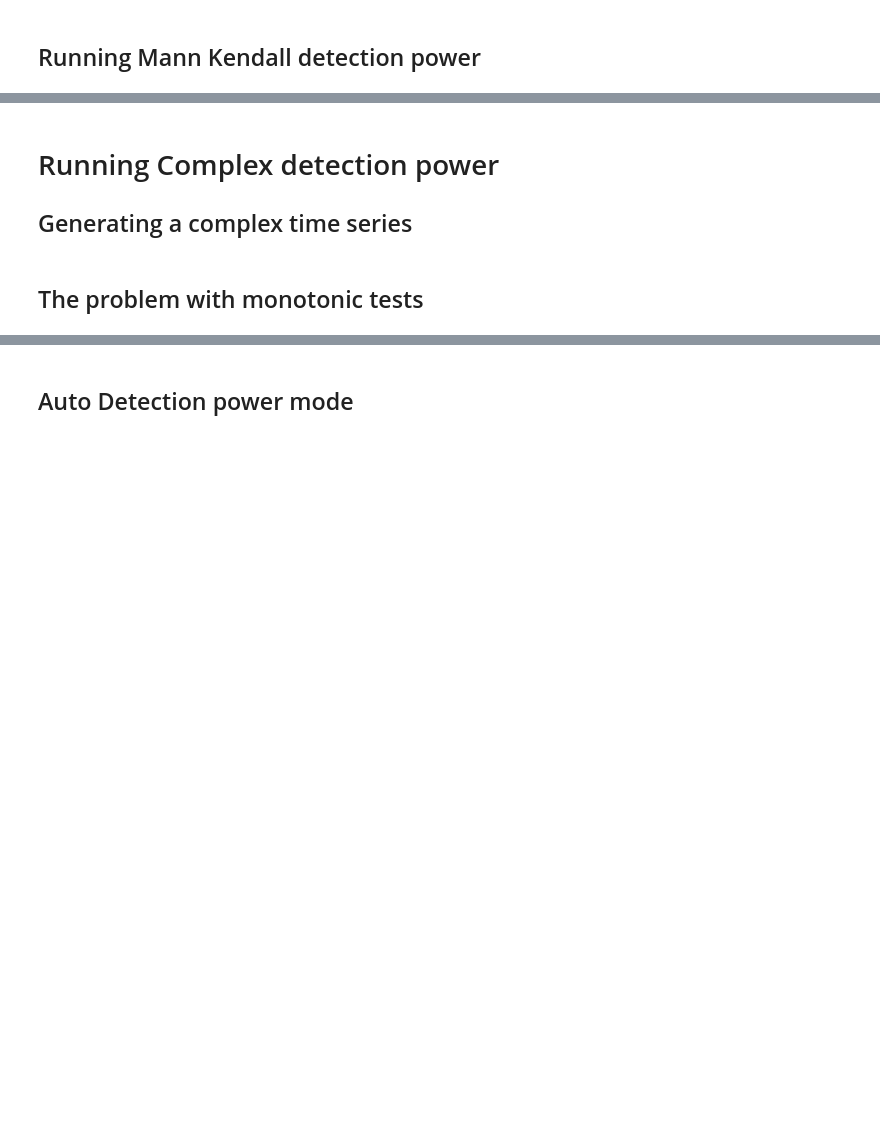
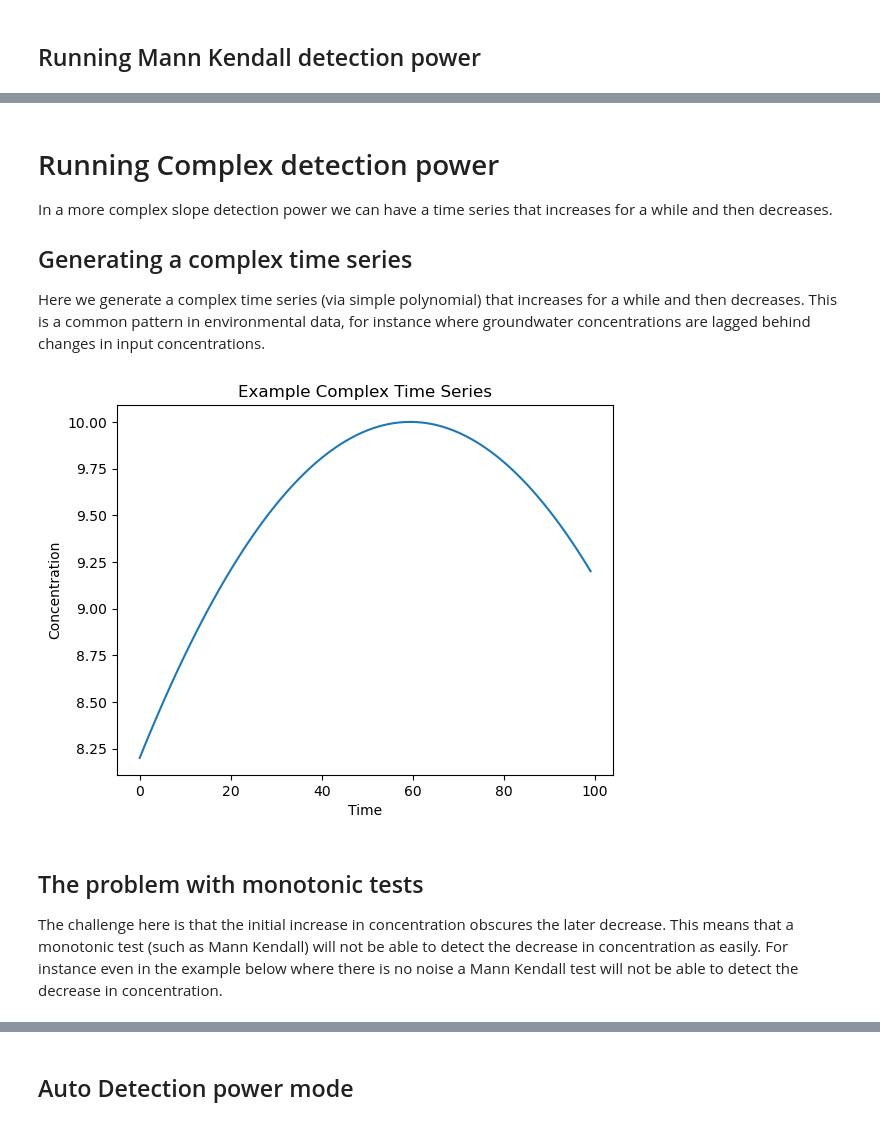
Before and after one commit to Komanawa-Solutions-Ltd/gw_detect_power-worked-examples, a Jupyter notebook: slope_detection_power.ipynb, the cells around one changed output, grey strips where cells are left out. Cells and saved outputs as stored; diff of their text form; code cells hidden in the pictures; blank space fills up the shorter version.

```diff
--- a/slope_detection_power.ipynb
+++ b/slope_detection_power.ipynb
@@ -22,6 +63,27 @@ print(np.__version__)
 # %% [markdown]
 # Running Complex detection power
 
+In a more complex slope detection power we can have a time series that increases for a while and then decreases.
+
 ## Generating a complex time series
+
+Here we generate a complex time series (via simple polynomial) that increases for a while and then decreases. This is a common pattern in environmental data, for instance where groundwater concentrations are lagged behind changes in input concentrations.
+# %%
+def generate_complex_ts(n):
+    x = np.linspace(0, 10, n)
+    y = -0.05*(x-6)**2 + 10
+    return y
+
+example_y = generate_complex_ts(100)
+fig, ax = plt.subplots()
+ax.plot(example_y)
+ax.set_title('Example Complex Time Series')
+ax.set_xlabel('Time')
+ax.set_ylabel('Concentration')
+plt.show()
+# %% [output]
+[figure, added]
 # %% [markdown]
 ## The problem with monotonic tests
+
+The challenge here is that the initial increase in concentration obscures the later decrease. This means that a monotonic test (such as Mann Kendall) will not be able to detect the decrease in concentration as easily. For instance even in the example below where there is no noise a Mann Kendall test will not be able to detect the decrease in concentration.
```
Also changed, not shown: parts of 15 cells of this notebook.
